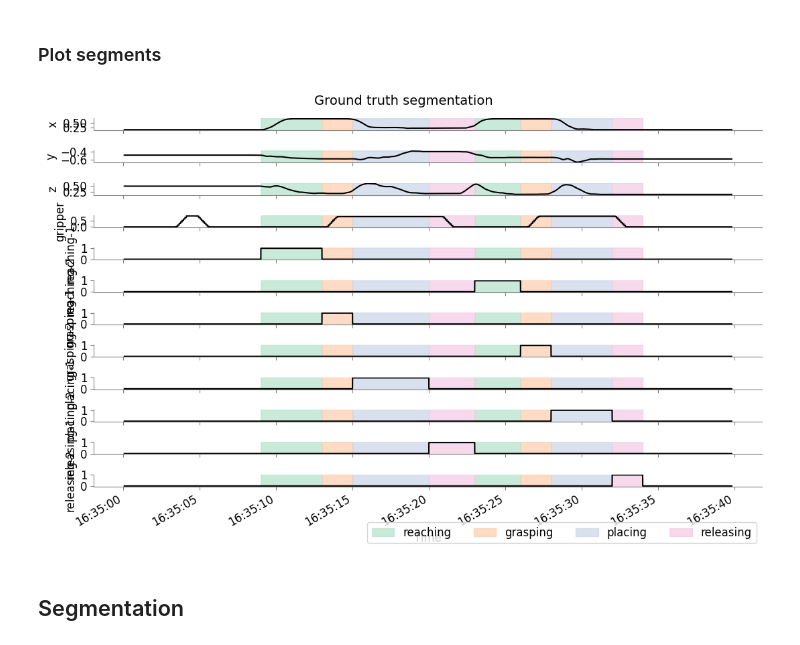
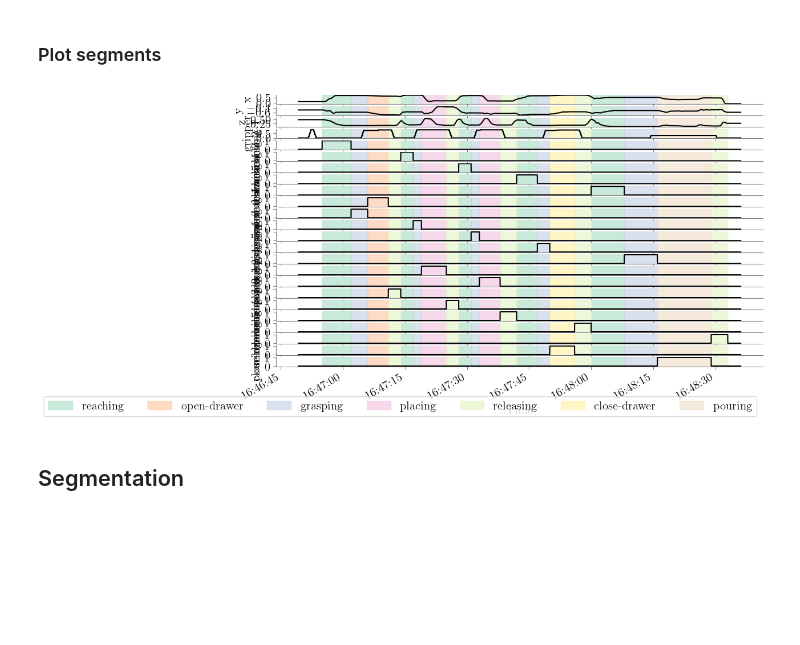
Before and after one commit to kir0ul/sdl, a Jupyter notebook: skills-segm-lib.ipynb, the cells around one changed output. Saved outputs shown, nothing was run; the diff lists cells and outputs as text; code cells hidden in the pictures; blank space fills up the shorter version.

```diff
--- a/skills-segm-lib.ipynb
+++ b/skills-segm-lib.ipynb
@@ -39,6 +40,25 @@ from segmentation_utils import (
 from LfD_Library.MP_Library import gen_traj, MP_Library
 from LfD_Library.sim_metrics import *
 from ElasticMaps.elmap_EM import ElmapEM
+# %%
+USETEX = bool(shutil.which("latex"))
+mpl.rcParams["text.usetex"] = USETEX
+if USETEX:
+    mpl.rcParams["font.family"] = ["serif"]
+else:
+    mpl.rcParams["font.family"] = ["sans-serif"]
+    mpl.rcParams["font.sans-serif"] = [
+        "Fira Sans",
+        "Computer Modern Sans Serif",
+        "DejaVu Sans",
+        "Verdana",
+        "Arial",
+        "Helvetica",
+    ]
+# %%
+# Make transparent background plot
+TRANSP_BACK_PLOT = True
+# TRANSP_BACK_PLOT = False
 # %%
 # %matplotlib ipympl
 %load_ext autoreload
@@ -60,7 +80,7 @@ True
 # bagfiles = get_bagfiles_from_json(ground_truth_segm_file=ground_truth_segm_file)
 # bagfiles
 # %%
-filenum = 4
+filenum = 0
 # bagfile = bagfiles[filenum]
 # bagfile
 # %%
@@ -333,13 +378,14 @@ fig, axes = plt.subplots(
     nrows=len(df_labels), ncols=1, sharex=True, sharey=False, figsize=(11, 7)
 )
 cmap = mpl.colormaps.get("Pastel2").colors
+labels_fontsize = 15
 for idx, ax in enumerate(axes):
     for item in (
         [ax.title, ax.xaxis.label, ax.yaxis.label]
         + ax.get_xticklabels()
         + ax.get_yticklabels()
     ):
-        item.set_fontsize(12)
+        item.set_fontsize(labels_fontsize)
 
     ax.plot(traj.timestamp, traj[df_labels[idx]], "k")
     ax.set_ylabel(df_labels[idx])
@@ -406,38 +452,39 @@ for idx, ax in enumerate(axes):
                         tz="EST",
                     )
                 )
                 & (
                     traj.timestamp
                     < pd.Timestamp(
                         dt.datetime.fromtimestamp(skill_current["end"]),
                         # - dt.timedelta(hours=1),
                         tz="EST",
                     )
                 )
             ]  # - dt.timedelta(hours=5)
             ax.fill_between(
                 x=xs,
                 y1=y_bottom,
                 y2=y_top,
                 color=cmap[sect_i],
                 alpha=0.7,
                 # transform=ax.get_xaxis_transform(),
                 label=sect_key,
             )
         else:
             raise ValueError("Unexpected value in ground truth JSON file")
 
 axes[-1].set_xlabel("Time")
-fig.suptitle("Ground truth segmentation", fontsize=14)
+# fig.suptitle("Ground truth segmentation", fontsize=14)
 fig.autofmt_xdate()
 fig.tight_layout()
-axes[-1].legend(bbox_to_anchor=(1, -2.5), ncol=nsegments, fontsize=12)
-fig.patch.set_alpha(0)
-fig.patch.set_facecolor("white")
+axes[-1].legend(bbox_to_anchor=(1, -2.5), ncol=nsegments, fontsize=labels_fontsize)
+if TRANSP_BACK_PLOT:
+    fig.patch.set_alpha(0)
+    fig.patch.set_facecolor("white")
 
 plt.show()
 # %% [output]
-[figure, old version]
+[figure, new version]
 # %% [markdown]
 ## Segmentation
 # %% [markdown]
```
Also changed, not shown: parts of 32 cells of this notebook, 3 other files.
